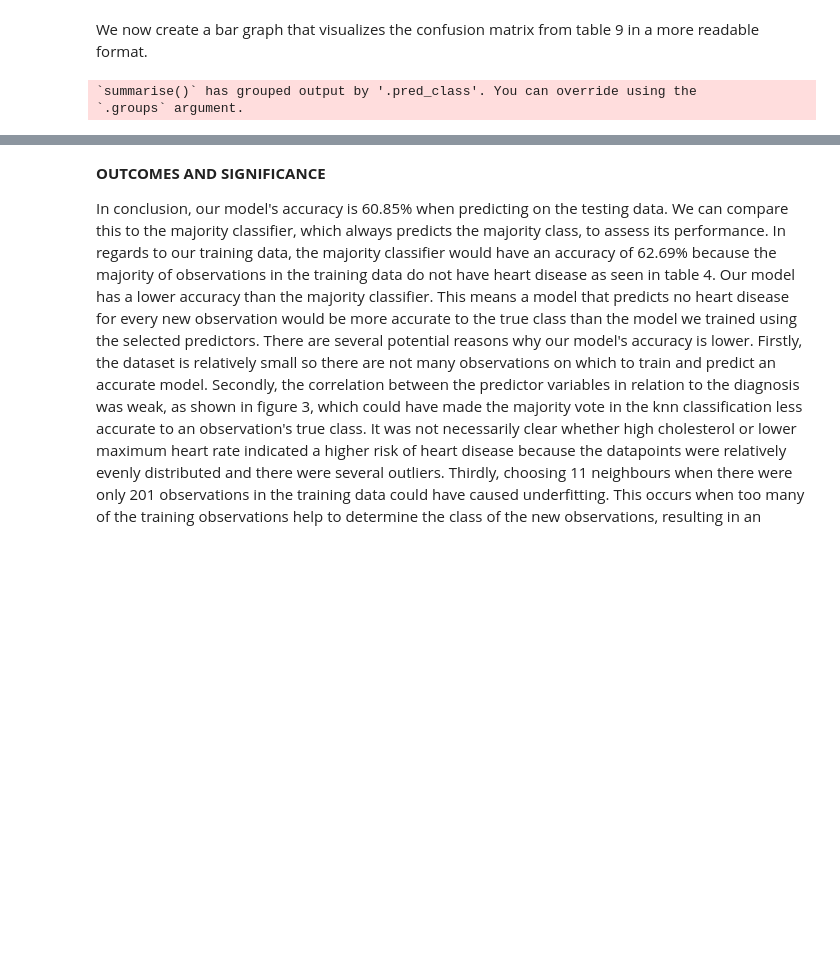
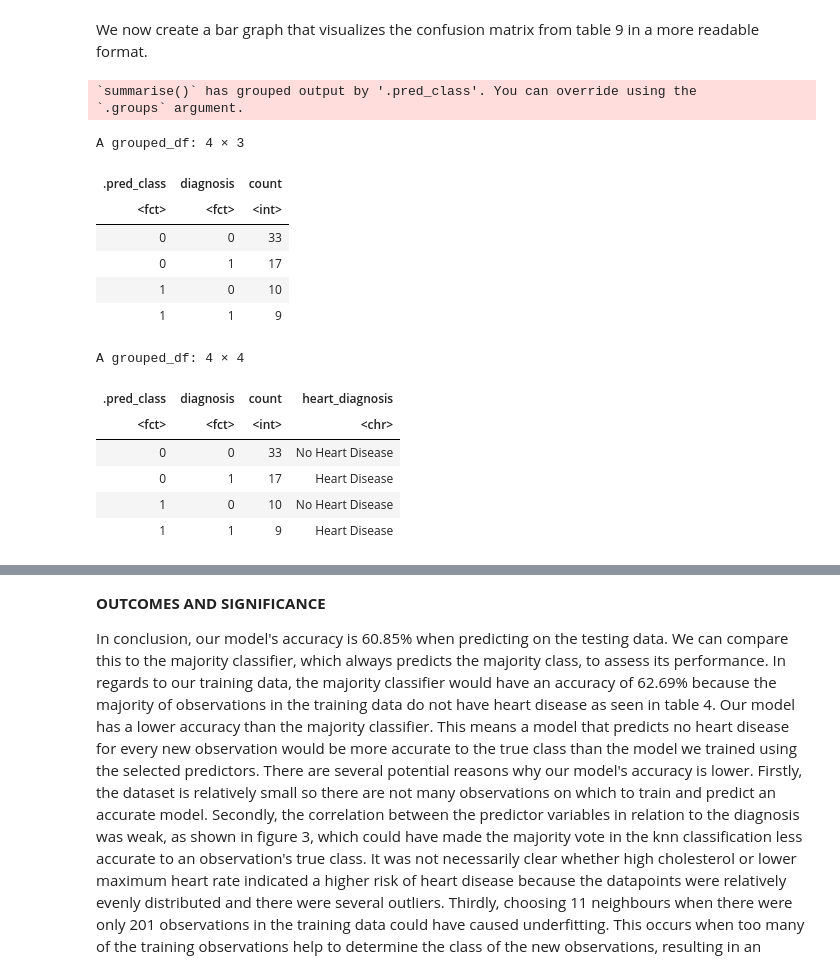
Before and after one commit to julieklipp/Project-Proposal, a Jupyter notebook: Project Report Final.ipynb, the cells around one changed output, grey strips where cells are left out. Drawn from its saved outputs; the diff is of its cells as text; code cells hidden in the pictures; blank space fills up the shorter version.

```diff
--- a/Project Report Final.ipynb
+++ b/Project Report Final.ipynb
@@ -444,9 +444,31 @@ We now create a bar graph that visualizes the confusion matrix from table 9 in a
 # %%
 conf_table <- heart_test_preds|>
     select(.pred_class, diagnosis)|>
     group_by(.pred_class, diagnosis)|>
     summarize(count = n())
+conf_table
+
+renamed_conf_table <- conf_table |>
+    mutate(heart_diagnosis = str_replace(diagnosis, "0", "No Heart Disease"))
+
+renamed_conf_table <- renamed_conf_table |>
+    mutate(heart_diagnosis = str_replace(heart_diagnosis, "1", "Heart Disease"))
+renamed_conf_table
 # %% [output]
 `summarise()` has grouped output by '.pred_class'. You can override using the
 `.groups` argument.
+A grouped_df: 4 × 3
+| .pred_class | diagnosis | count |
+| <fct> | <fct> | <int> |
+| 0 | 0 | 33 |
+| 0 | 1 | 17 |
+| 1 | 0 | 10 |
+| 1 | 1 | 9 |
+A grouped_df: 4 × 4
+| .pred_class | diagnosis | count | heart_diagnosis |
+| <fct> | <fct> | <int> | <chr> |
+| 0 | 0 | 33 | No Heart Disease |
+| 0 | 1 | 17 | Heart Disease |
+| 1 | 0 | 10 | No Heart Disease |
+| 1 | 1 | 9 | Heart Disease |
 # %%
```
Also changed, not shown: parts of 2 cells of this notebook.
